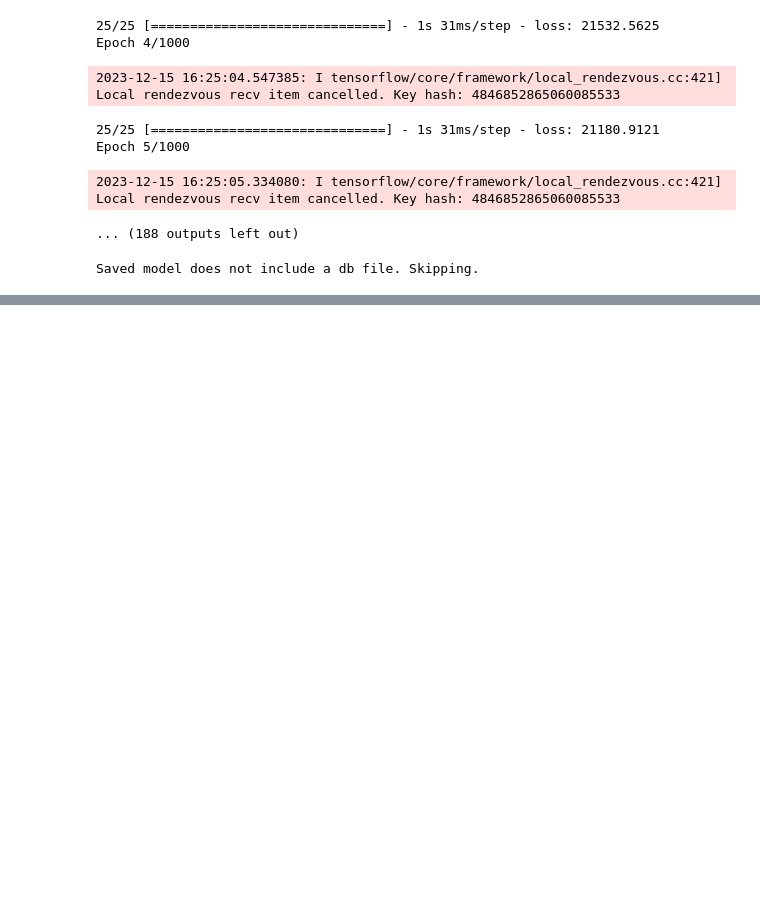
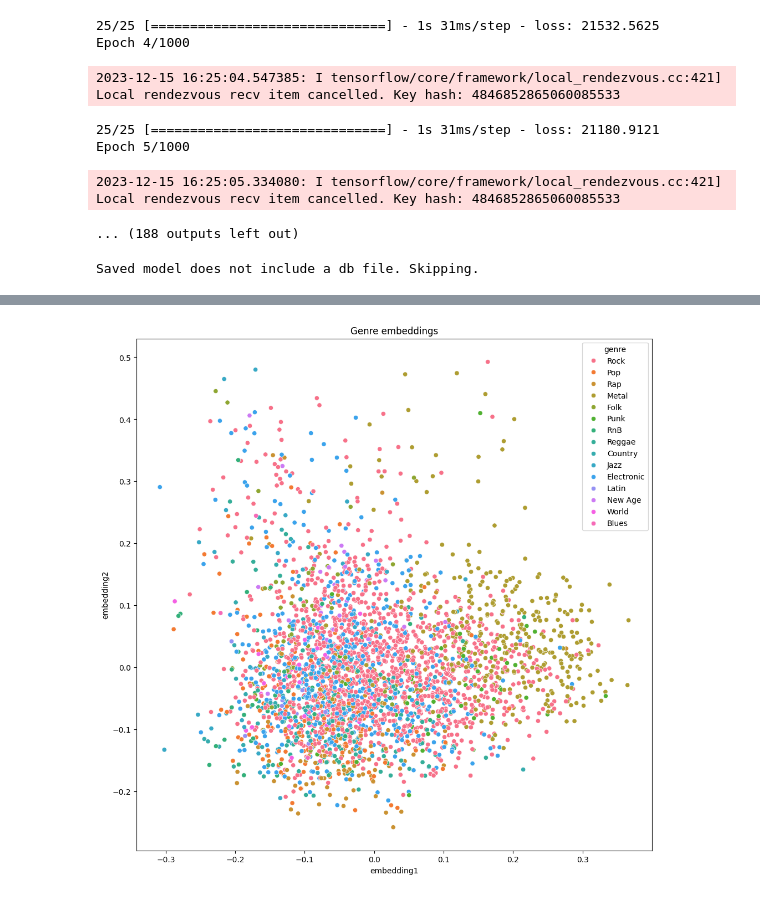
Before and after one commit to sesevasa64/MusicOntology, a Jupyter notebook: notebooks/kg_embeddings.ipynb, the cells around one changed output, grey strips where cells are left out. Drawn from its saved outputs; the diff is of its cells as text; code cells hidden in the pictures; blank space fills up the shorter version.

Commit message:
add clusterization

```diff
--- a/notebooks/kg_embeddings.ipynb
+++ b/notebooks/kg_embeddings.ipynb
@@ -187,0 +180,26 @@ emb.shape
+# %%
+df = df.loc[df['spotify_id'].isin(test_tracks)]
+# %%
+tracks = df['name'].values
+track_embeddings = dict(zip(tracks, model.get_embeddings(tracks)))
+embeddings_2d = PCA(n_components=2).fit_transform(np.array([i for i in track_embeddings.values()]))
+clustering_algorithm = KMeans(n_clusters=6, n_init=50, max_iter=500, random_state=0)
+clusters = find_clusters(tracks, model, clustering_algorithm, mode='e')
+# %%
+plot_df = pd.DataFrame({
+    "tracks": tracks,
+    "embedding1": embeddings_2d[:, 0],
+    "embedding2": embeddings_2d[:, 1],
+    "genre": df['genre'].values,
+    "cluster": "cluster" + pd.Series(clusters).astype(str)
+})
+# %%
+def plot_clusters(hue):
+    np.random.seed(0)
+    plt.figure(figsize=(12, 12))
+    plt.title("{} embeddings".format(hue).capitalize())
+    ax = sns.scatterplot(data=plot_df, x="embedding1", y="embedding2", hue=hue)
+# %%
+plot_clusters("genre")
+# %% [output]
+[figure, added]
```
Also changed, not shown: parts of 17 cells of this notebook, 1 other file.
